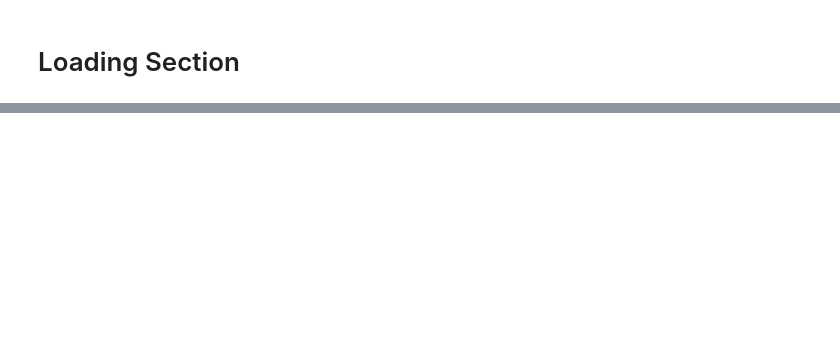
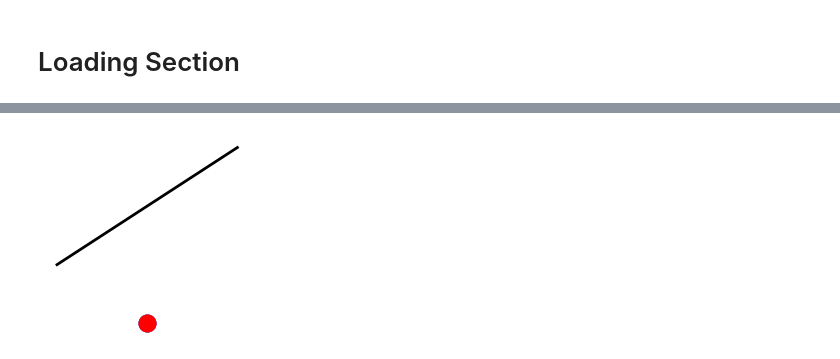
Before and after one commit to MoritzNekolla/AE_Anomaly_Detection, a Jupyter notebook: Image_sampling.ipynb, the cells around one changed output, grey strips where cells are left out. Drawn from its saved outputs; the diff is of its cells as text; code cells hidden in the pictures; blank space fills up the shorter version.

```diff
--- a/Image_sampling.ipynb
+++ b/Image_sampling.ipynb
@@ -569,0 +591,4 @@ math.dist(x, x+2)
+# %%
+fig
+# %% [output]
+[figure, added]
```
Also changed, not shown: parts of 9 cells of this notebook, 5 other files.
